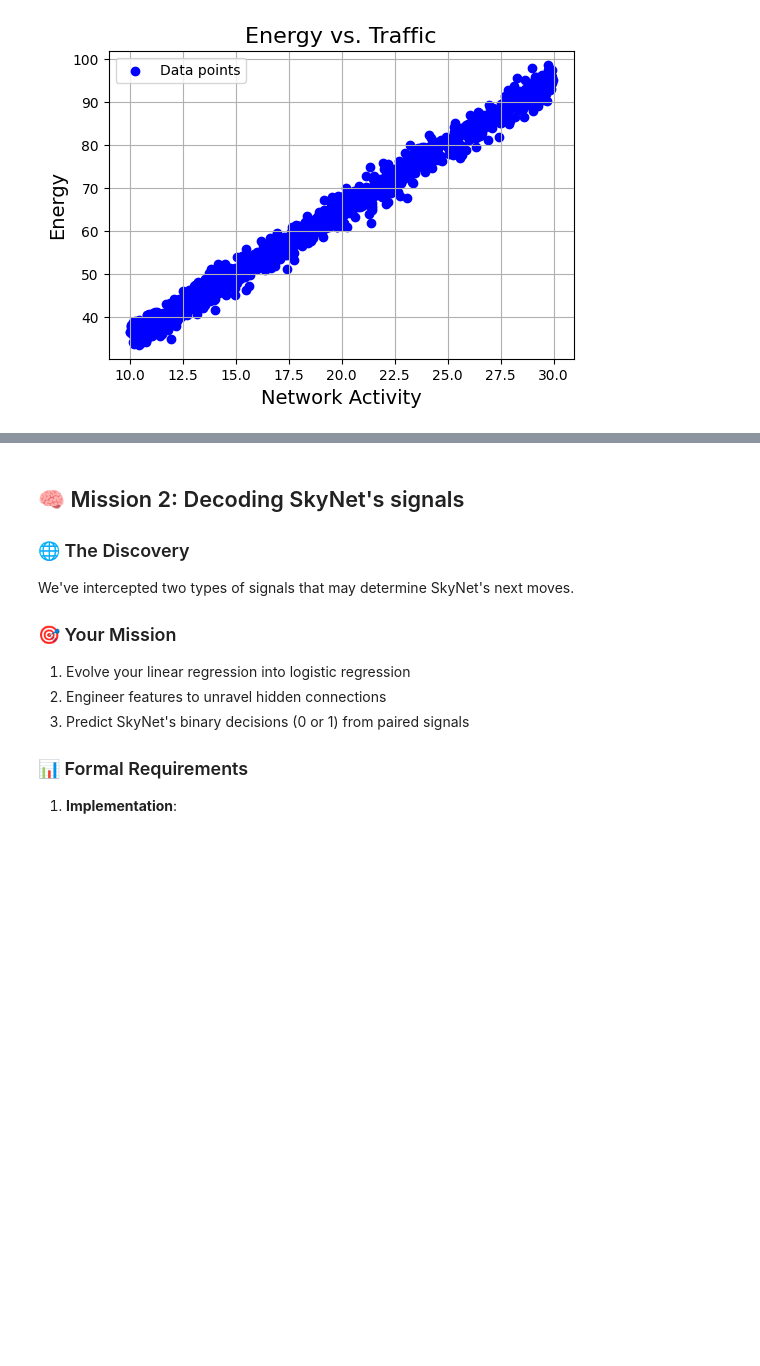
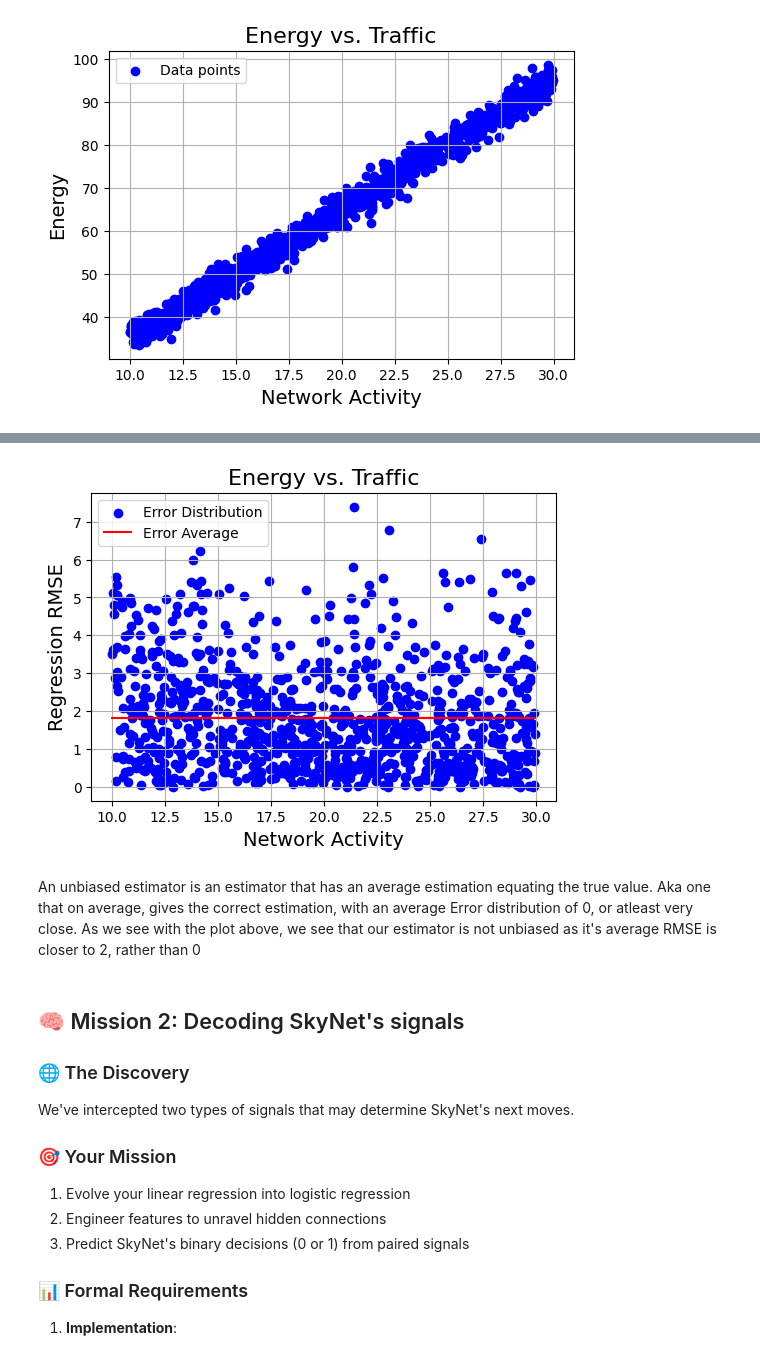
Before and after one commit to flippi321/TDT4172-Introduction-to-Machine-Learning, a Jupyter notebook: Assignment 1/Chapter_1.ipynb, the cells around one changed output, grey strips where cells are left out. Saved outputs shown, nothing was run; the diff lists cells and outputs as text; code cells hidden in the pictures; blank space fills up the shorter version.

Commit message:
Completed Mission 1

```diff
--- a/Assignment 1/Chapter_1.ipynb
+++ b/Assignment 1/Chapter_1.ipynb
@@ -142,3 +132,22 @@ plt.show()
+# %%
+# Load data
+data = pd.read_csv('mission1.csv')
+error = lr.get_error_distribution(data['Net_Activity'], data['Energy'])
+
+plt.figure(figsize=(6, 4))
+plt.scatter(data['Net_Activity'], error, color='blue', label='Error Distribution')
+plt.plot(data['Net_Activity'], np.full_like(error, np.average(error), dtype=float), color='red', label='Error Average')
+plt.plot
+plt.grid(True)
+plt.xlabel('Network Activity', fontsize=14)
+plt.ylabel('Regression RMSE', fontsize=14)
+plt.title('Energy vs. Traffic', fontsize=16)
+plt.legend()
+plt.show()
+# %% [output]
+[figure, added]
+# %% [markdown]
+An unbiased estimator is an estimator that has an average estimation equating the true value. Aka one that on average, gives the correct estimation, with an average Error distribution of 0, or atleast very close. As we see with the plot above, we see that our estimator is not unbiased as it's average RMSE is closer to 2, rather than 0
 # %% [markdown]
 ## 🧠 Mission 2: Decoding SkyNet's signals
 
```
Also changed, not shown: parts of 6 cells of this notebook.
